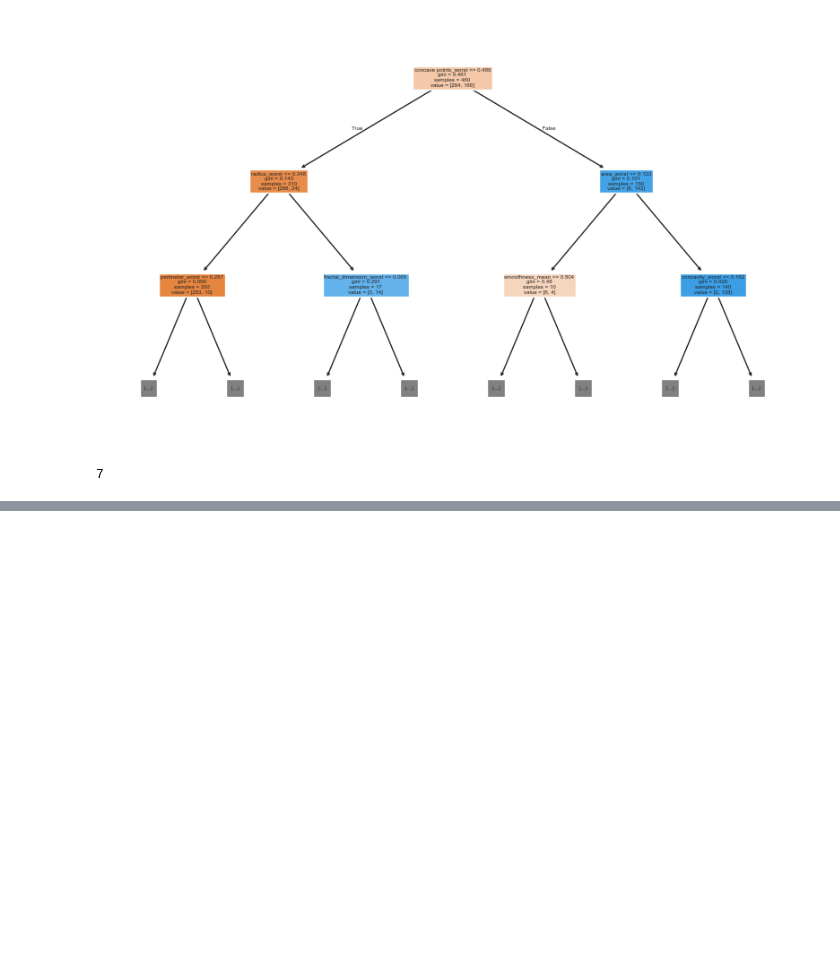
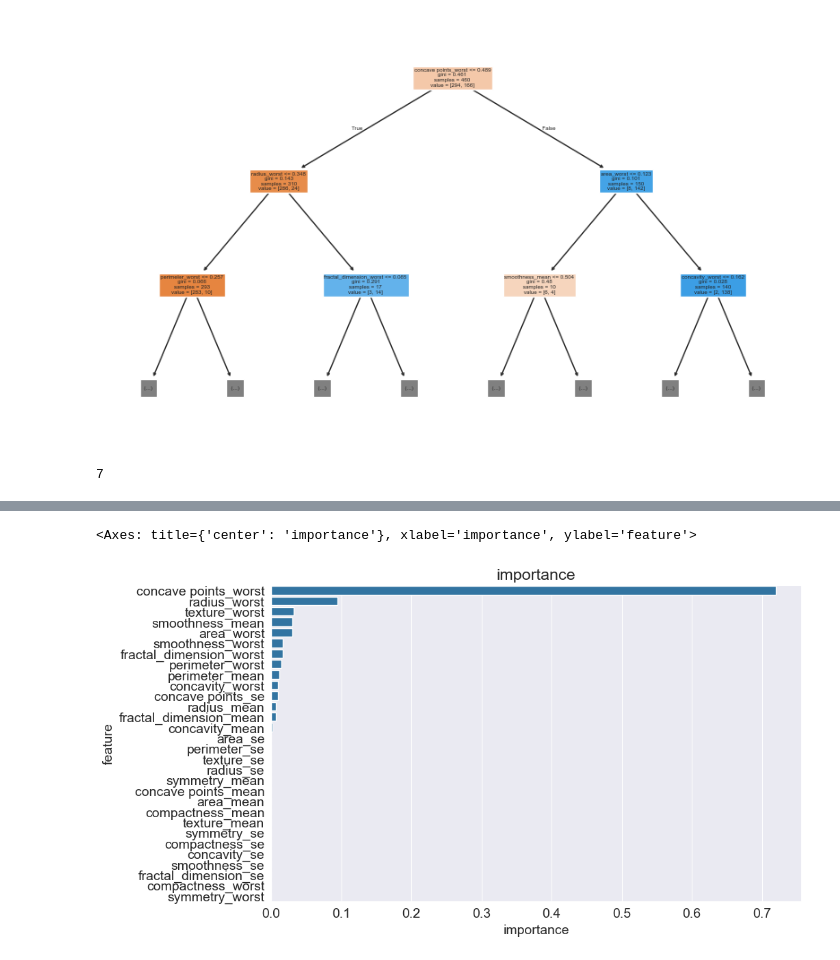
Before and after one commit to Bharat2310/ML_practice-, a Jupyter notebook: Project_03/cancer.ipynb, the cells around one changed output, grey strips where cells are left out. Cells and saved outputs as stored; diff of their text form; code cells hidden in the pictures; blank space fills up the shorter version.

```diff
--- a/Project_03/cancer.ipynb
+++ b/Project_03/cancer.ipynb
@@ -305,0 +336,2 @@ model.tree_.max_depth
+# %%
+importance_df = pd.DataFrame({"feature": train_inputs.columns, "importance": model.feature_importances_}).sort_values("importance", ascending=False)
@@ -305,0 +358,6 @@ model.tree_.max_depth
+# %%
+plt.title("importance")
+sns.barplot(data=importance_df, x= "importance", y = "feature")
+# %% [output]
+<Axes: title={'center': 'importance'}, xlabel='importance', ylabel='feature'>
+[figure, added]
```
Also changed, not shown: parts of 4 cells of this notebook.
